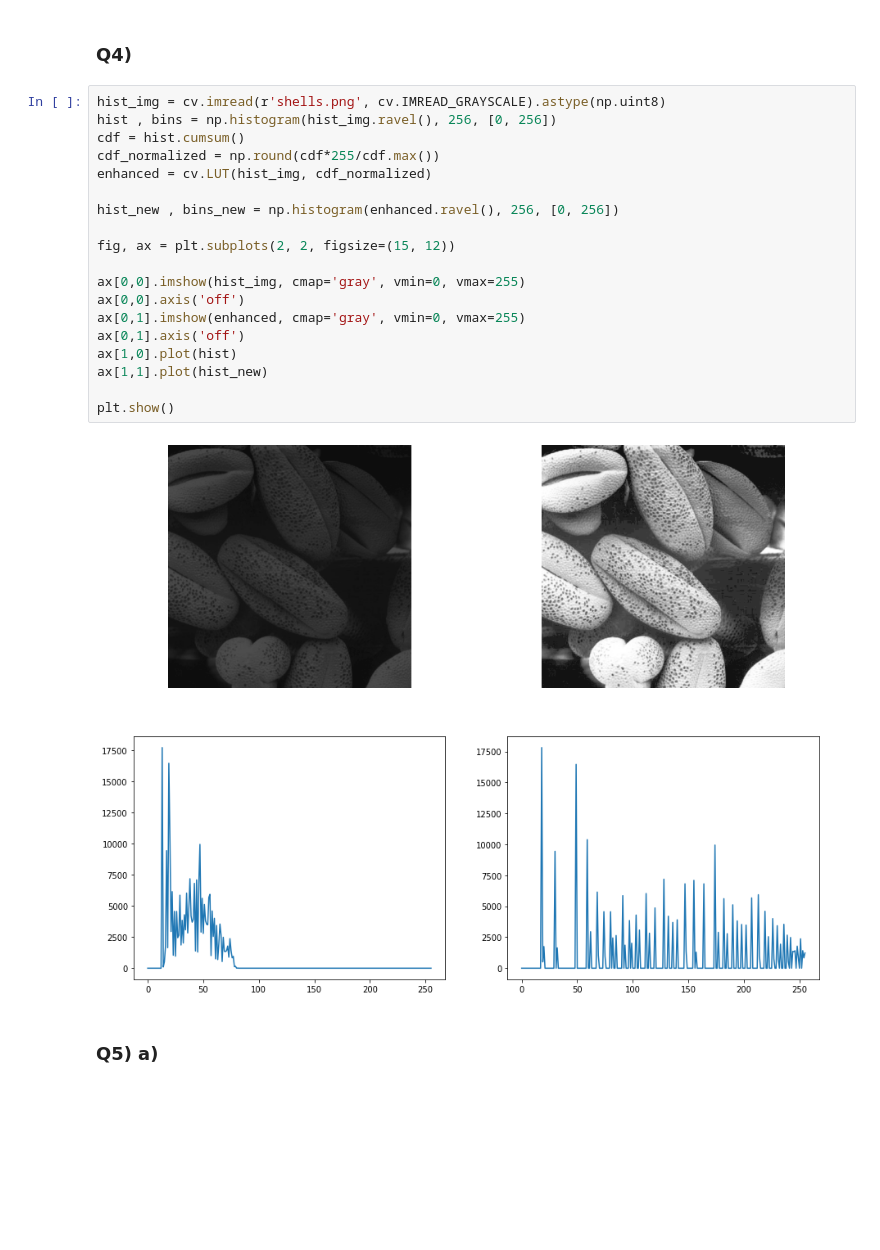
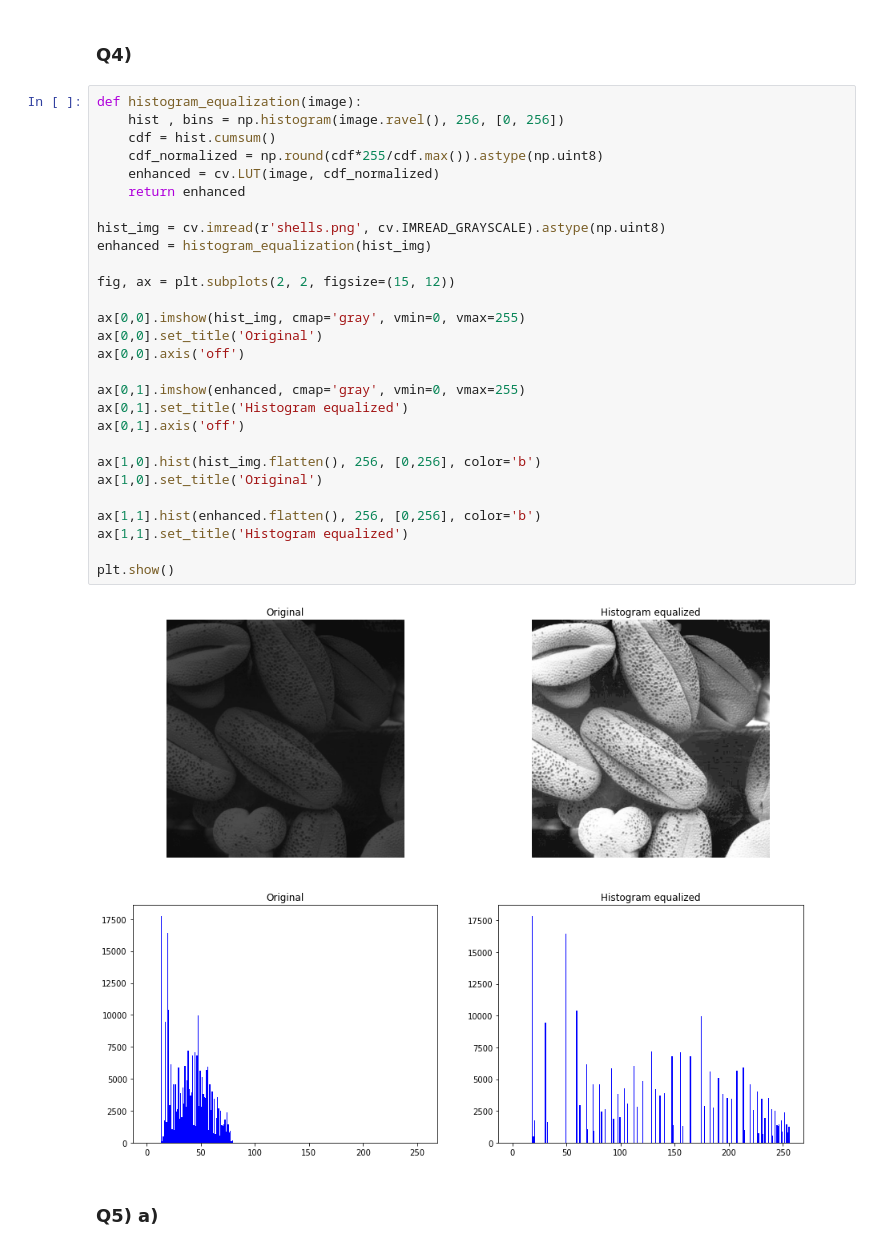
Before and after one commit to Krishnakanth-lab/EN2550_Assignment1, a Jupyter notebook: Krishnakanth_190323C_a01.ipynb, the cells around one changed output. Drawn from its saved outputs; the diff is of its cells as text; blank space fills up the shorter version.

Commit message:
rearranged histogram equalization function for q4

```diff
--- a/Krishnakanth_190323C_a01.ipynb
+++ b/Krishnakanth_190323C_a01.ipynb
@@ -190,26 +190,35 @@ plt.show()
 # %% [markdown]
 ### Q4)
 # %%
+def histogram_equalization(image):
+    hist , bins = np.histogram(image.ravel(), 256, [0, 256])
+    cdf = hist.cumsum()
+    cdf_normalized = np.round(cdf*255/cdf.max()).astype(np.uint8)
+    enhanced = cv.LUT(image, cdf_normalized)
+    return enhanced
+
 hist_img = cv.imread(r'shells.png', cv.IMREAD_GRAYSCALE).astype(np.uint8)
-hist , bins = np.histogram(hist_img.ravel(), 256, [0, 256])
-cdf = hist.cumsum()
-cdf_normalized = np.round(cdf*255/cdf.max())
-enhanced = cv.LUT(hist_img, cdf_normalized)
-
-hist_new , bins_new = np.histogram(enhanced.ravel(), 256, [0, 256])
+enhanced = histogram_equalization(hist_img)
 
 fig, ax = plt.subplots(2, 2, figsize=(15, 12))
 
 ax[0,0].imshow(hist_img, cmap='gray', vmin=0, vmax=255)
+ax[0,0].set_title('Original')
 ax[0,0].axis('off')
+
 ax[0,1].imshow(enhanced, cmap='gray', vmin=0, vmax=255)
+ax[0,1].set_title('Histogram equalized')
 ax[0,1].axis('off')
-ax[1,0].plot(hist)
-ax[1,1].plot(hist_new)
+
+ax[1,0].hist(hist_img.flatten(), 256, [0,256], color='b')
+ax[1,0].set_title('Original')
+
+ax[1,1].hist(enhanced.flatten(), 256, [0,256], color='b')
+ax[1,1].set_title('Histogram equalized')
 
 plt.show()
 # %% [output]
-[figure, old version]
+[figure, new version]
 # %% [markdown]
 ### Q5) a)
 # %%
```
Also changed, not shown: parts of 1 cell of this notebook, 1 other file.
